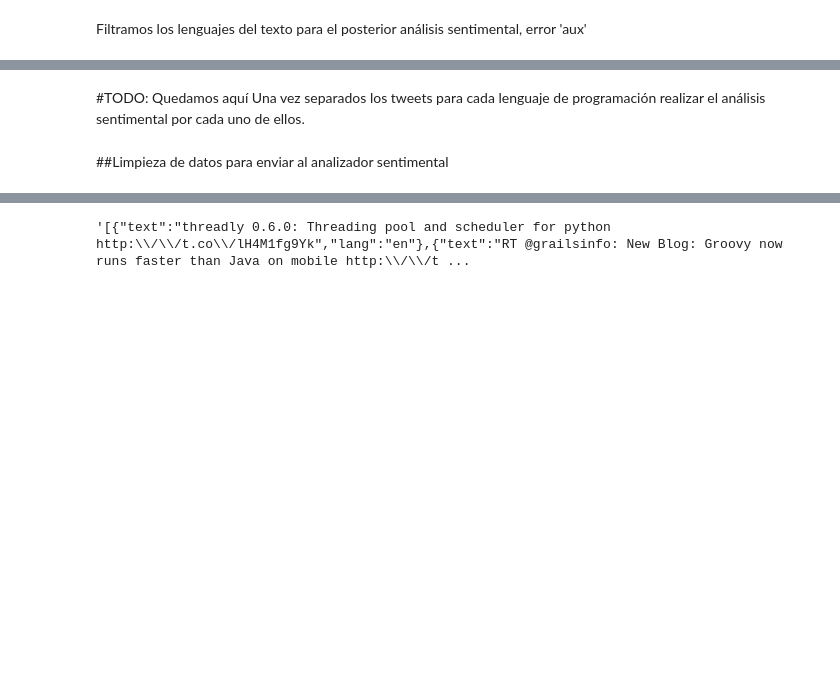
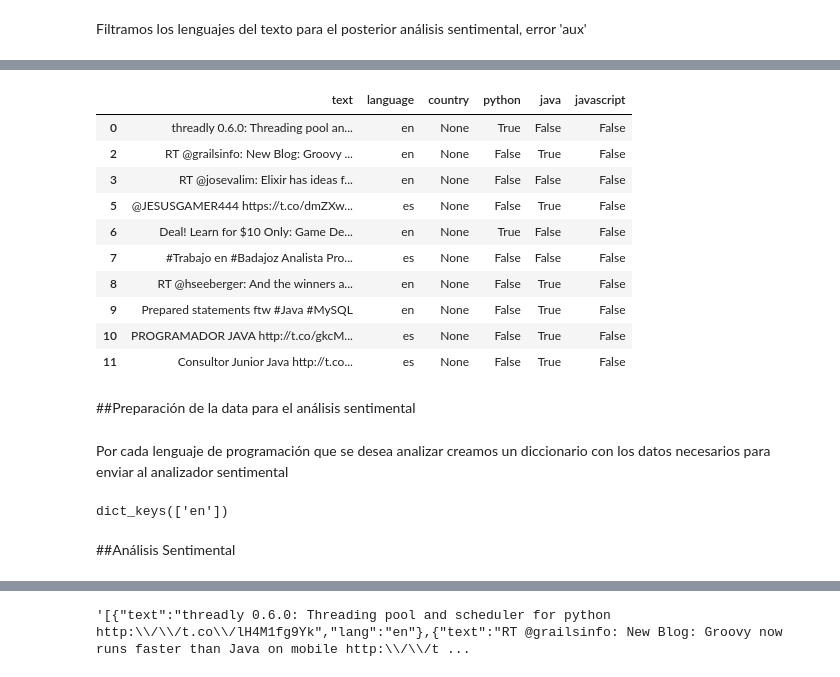
Before and after one commit to miltonlab/pyresearch, a Jupyter notebook: socialysis/paper.ipynb, the cells around one changed output, grey strips where cells are left out. Drawn from its saved outputs; the diff is of its cells as text; code cells hidden in the pictures; blank space fills up the shorter version.

Commit message:
primera invocación completa al analisis sentimental de tres leguajes completos

```diff
--- a/socialysis/paper.ipynb
+++ b/socialysis/paper.ipynb
@@ -175,4 +141,19 @@ tweetsjava[:6]
-# %% [markdown]
-#TODO: Quedamos aquí Una vez separados los tweets para cada lenguaje de programación realizar el análisis sentimental por cada uno de ellos.
+# %%
+tweets[:10]
+# %% [output]
+|  | text | language | country | python | java | javascript |
+| 0 | threadly 0.6.0: Threading pool an... | en | None | True | False | False |
+| 2 | RT @grailsinfo: New Blog: Groovy ... | en | None | False | True | False |
+| 3 | RT @josevalim: Elixir has ideas f... | en | None | False | False | False |
+| 5 | @JESUSGAMER444 https://t.co/dmZXw... | es | None | False | True | False |
+| 6 | Deal! Learn for $10 Only: Game De... | en | None | True | False | False |
+| 7 | #Trabajo en #Badajoz Analista Pro... | es | None | False | False | False |
+| 8 | RT @hseeberger: And the winners a... | en | None | False | True | False |
+| 9 | Prepared statements ftw #Java #MySQL | en | None | False | True | False |
+| 10 | PROGRAMADOR JAVA http://t.co/gkcM... | es | None | False | True | False |
+| 11 | Consultor Junior Java http://t.co... | es | None | False | True | False |
+# %% [markdown]
+##Preparación de la data para el análisis sentimental
 # %% [markdown]
-##Limpieza de datos para enviar al analizador sentimental
+Por cada lenguaje de programación que se desea analizar creamos un diccionario con los datos
+necesarios para enviar al analizador sentimental
@@ -178,0 +176,7 @@ tweetsjava[:6]
+# %%
+#test
+insentiments['java'].keys()
+# %% [output]
+dict_keys(['en'])
+# %% [markdown]
+##Análisis Sentimental
```
Also changed, not shown: parts of 17 cells of this notebook.
